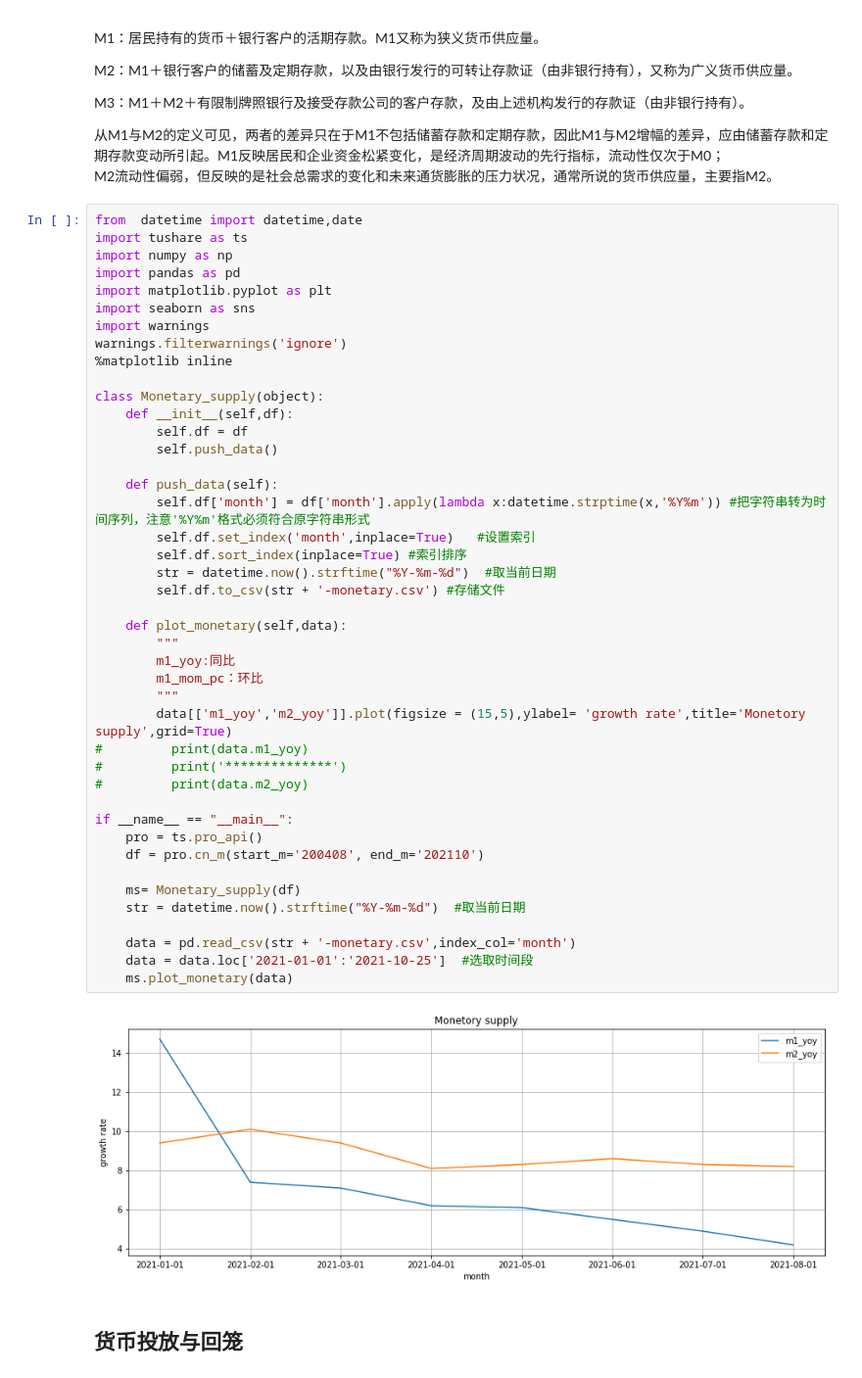
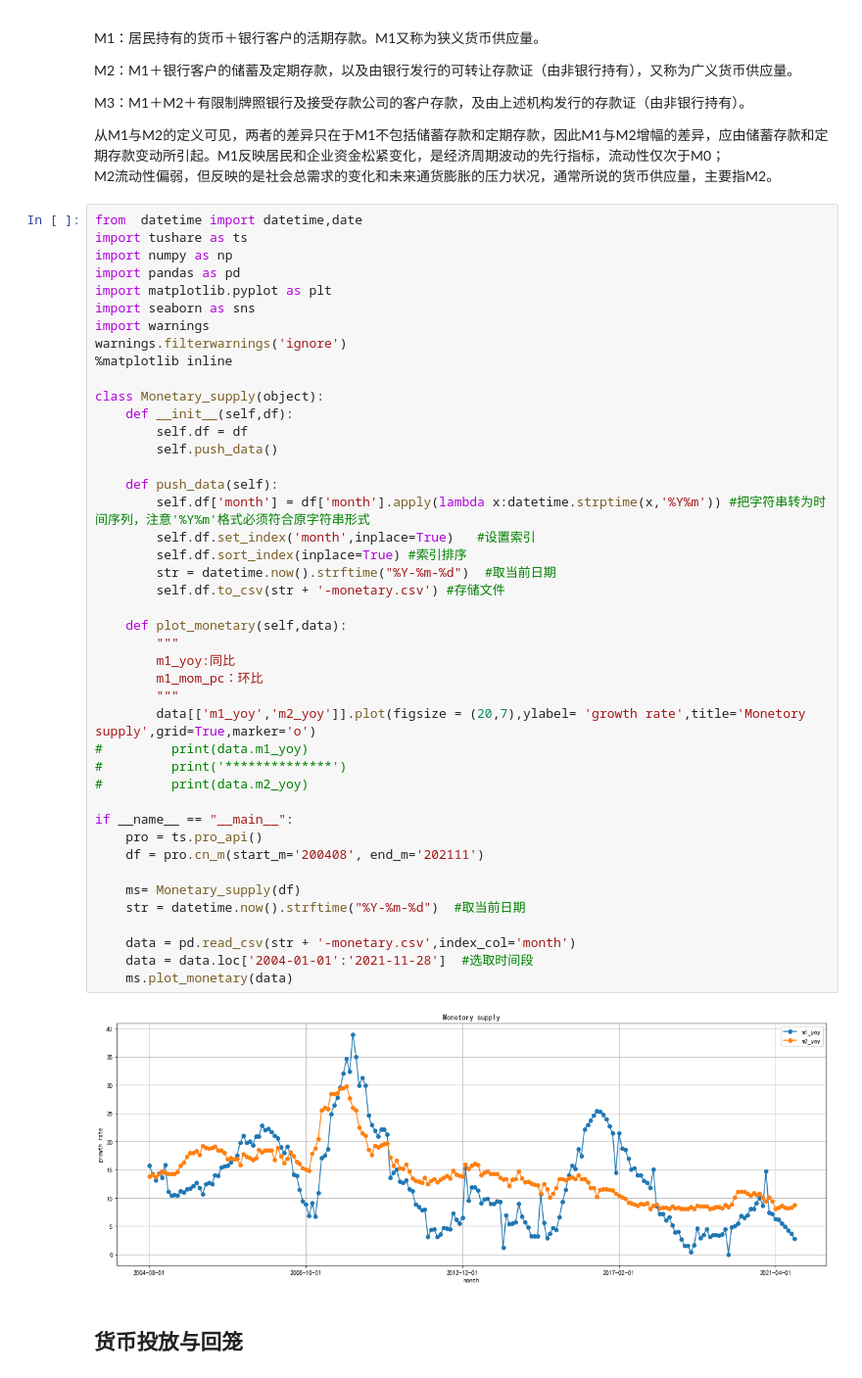
Before and after one commit to rufushuachen/code_bk, a Jupyter notebook: china_econmic_analysis.ipynb, the cells around one changed output. Shown at 98% size. Cells and saved outputs as stored; diff of their text form.

```diff
--- a/china_econmic_analysis.ipynb
+++ b/china_econmic_analysis.ipynb
@@ -29,37 +29,37 @@ warnings.filterwarnings('ignore')
 class Monetary_supply(object):
     def __init__(self,df):
         self.df = df
         self.push_data()
 
     def push_data(self):
         self.df['month'] = df['month'].apply(lambda x:datetime.strptime(x,'%Y%m')) #把字符串转为时间序列，注意'%Y%m'格式必须符合原字符串形式
         self.df.set_index('month',inplace=True)   #设置索引
         self.df.sort_index(inplace=True) #索引排序
         str = datetime.now().strftime("%Y-%m-%d")  #取当前日期
         self.df.to_csv(str + '-monetary.csv') #存储文件
 
     def plot_monetary(self,data):
         """
         m1_yoy:同比
         m1_mom_pc：环比
         """
-        data[['m1_yoy','m2_yoy']].plot(figsize = (15,5),ylabel= 'growth rate',title='Monetory supply',grid=True)
+        data[['m1_yoy','m2_yoy']].plot(figsize = (20,7),ylabel= 'growth rate',title='Monetory supply',grid=True,marker='o')
 #         print(data.m1_yoy)
 #         print('**************')
 #         print(data.m2_yoy)
 
 if __name__ == "__main__":
     pro = ts.pro_api()
-    df = pro.cn_m(start_m='200408', end_m='202110')
+    df = pro.cn_m(start_m='200408', end_m='202111')
 
     ms= Monetary_supply(df)
     str = datetime.now().strftime("%Y-%m-%d")  #取当前日期
 
     data = pd.read_csv(str + '-monetary.csv',index_col='month')
-    data = data.loc['2021-01-01':'2021-10-25']  #选取时间段
+    data = data.loc['2004-01-01':'2021-11-28']  #选取时间段
     ms.plot_monetary(data)
 # %% [output]
-[figure, old version]
+[figure, new version]
 # %% [markdown]
 ## 货币投放与回笼
 # %%
```
Also changed, not shown: parts of 6 cells of this notebook, 6 other files.
